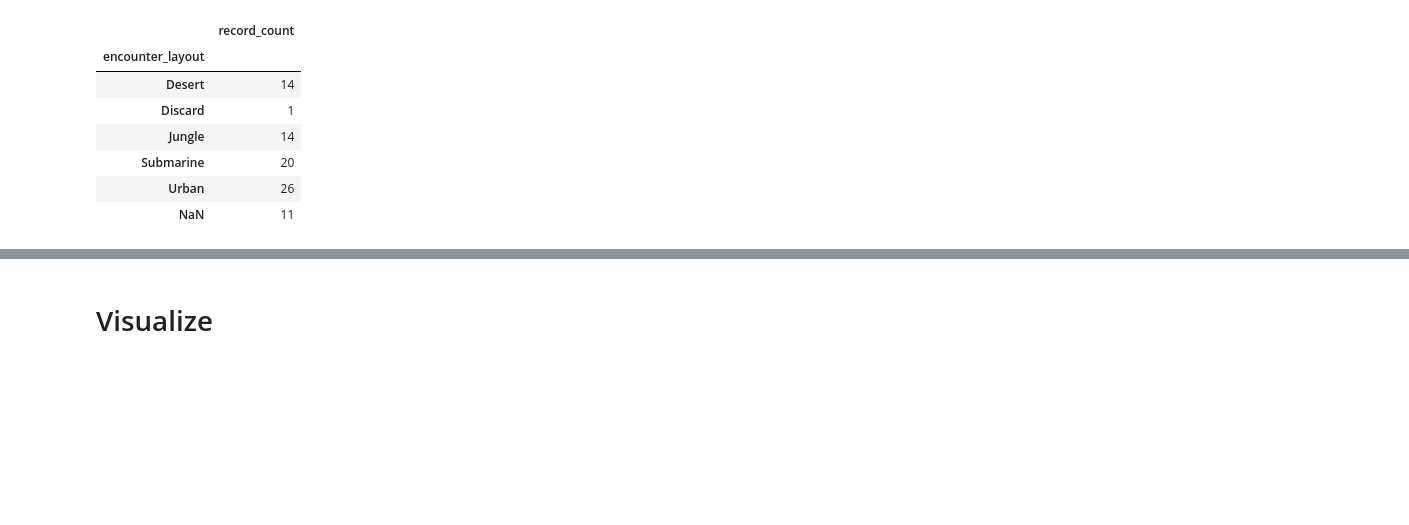
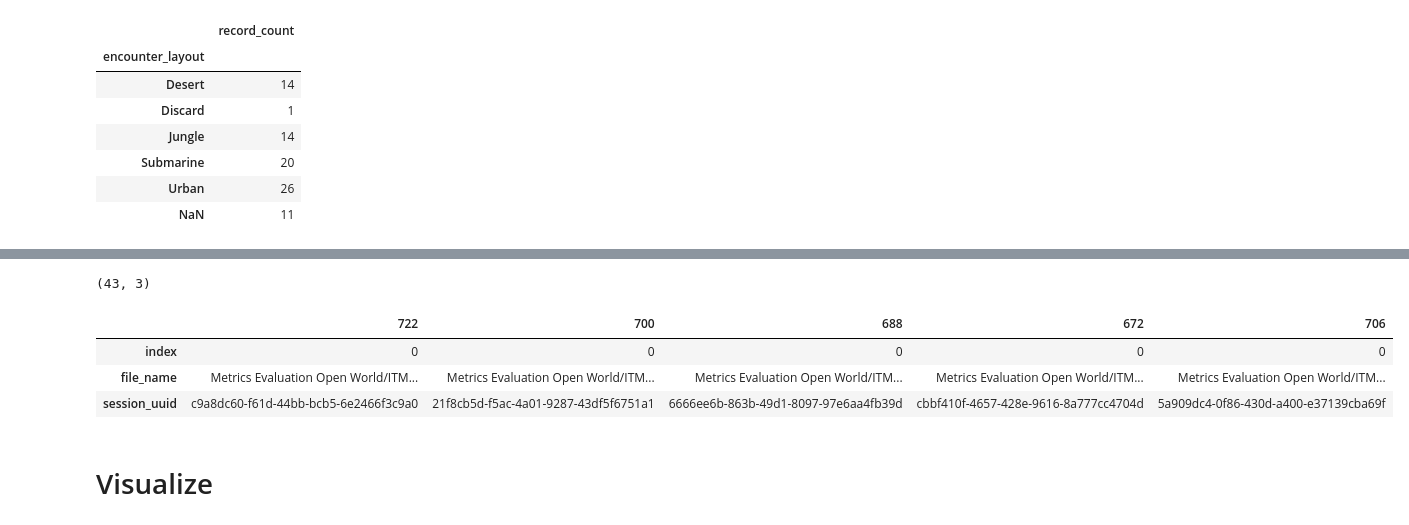
Before and after one commit to dbabbitt/itm-analysis-reporting-1, a Jupyter notebook: builders/File Stats Created for Metrics Evaluation Open World.ipynb, the cells around one changed output, grey strips where cells are left out. Saved outputs shown, nothing was run; the diff lists cells and outputs as text; code cells hidden in the pictures; blank space fills up the shorter version.

Commit message:
Cleaned up adding in all JSON data

```diff
--- a/builders/File Stats Created for Metrics Evaluation Open World.ipynb
+++ b/builders/File Stats Created for Metrics Evaluation Open World.ipynb
@@ -111,7 +114,8 @@ if mask_series.any():
         mask_series = (logs_df.session_uuid == session_uuid)
         session_df = logs_df[mask_series]
 
-        session_file_date = session_df.event_time.min().date()
+        mask_series = ~session_df.event_time.isnull()
+        session_file_date = session_df[mask_series].event_time.min().date()
         file_stats_df.loc[idx_df.index, 'session_file_date'] = session_file_date
     nu.store_objects(metrics_evaluation_open_world_file_stats_df=file_stats_df)
     nu.save_data_frames(metrics_evaluation_open_world_file_stats_df=file_stats_df)
@@ -267,3 +341,75 @@ display(file_stats_df.groupby('encounter_layout', dropna=False).size().to_frame(
+# %%
+
+# Walk through the logs, getting only file names and session_uuids
+from pandas import DataFrame, read_csv, concat
+import os
+from os import path as osp
+
+important_columns_list = ['file_name', 'session_uuid']
+file_names_and_session_uuids_df = DataFrame([], columns=important_columns_list)
+
+# Iterate over the subdirectories, directories, and files in the logs folder
+logs_folder = '../data/logs'
+for sub_directory, directories_list, files_list in os.walk(logs_folder):
+
+    # Create a data frame to store the data for the current subdirectory
+    sub_directory_df = DataFrame([], columns=important_columns_list)
+
+    # Iterate over the files in the current subdirectory
+    for file_name in files_list:
+
+        # If the file is a CSV file, merge it into the subdirectory data frame
+        if file_name.endswith('.csv'):
+            # sub_directory_df = fu.process_files(sub_directory_df, sub_directory, file_name, verbose=verbose)
+
+            # Construct the full path to the file
+            file_path = osp.join(sub_directory, file_name)
+
+            # Attempt to read CSV file using pandas
+            try: file_df = read_csv(file_path, header=None, index_col=False)
+
+            # If unsuccessful, try using a reader
+            except:
+                rows_list = []
+                with open(file_path, 'r') as f:
+                    import csv
+                    reader = csv.reader(f, delimiter=',', quotechar='"')
+                    for values_list in reader:
+                        if (values_list[-1] == ''): values_list.pop(-1)
+                        rows_list.append({i: v for i, v in enumerate(values_list)})
+                file_df = DataFrame(rows_list)
+
+            # Ignore small files and return the subdirectory data frame unharmed
+            if (file_df.shape[1] >= 16):
+
+                # Add file name  to the data frame
+                file_dir_suffix = osp.abspath(sub_directory).replace(osp.abspath(logs_folder) + os.sep, '')
+                file_df['file_name'] = '/'.join(file_dir_suffix.split(os.sep)) + '/' + file_name
+
+                # Name the global columns
+                columns_list = ['action_type', 'action_tick', 'event_time', 'session_uuid']
+                file_df.columns = columns_list + file_df.columns.tolist()[len(columns_list):]
+
+                # Remove all but the file name and session columns
+                file_df = file_df[important_columns_list].drop_duplicates()
+
+                # Append the data frame for the current file to the data frame for the current subdirectory
+                sub_directory_df = concat([sub_directory_df, file_df], axis='index')
+
+    # Append the data frame for the current subdirectory to the main data frame
+    file_names_and_session_uuids_df = concat([file_names_and_session_uuids_df, sub_directory_df], axis='index')
+
+file_names_and_session_uuids_df = file_names_and_session_uuids_df.reset_index()
+mask_series = file_names_and_session_uuids_df.session_uuid.isin(sim_session_uuids_list)
+df = file_names_and_session_uuids_df[mask_series]
+print(df.shape)
+display(df.sample(5).T)
+# %% [output]
+(43, 3)
+|  | 722 | 700 | 688 | 672 | 706 |
+| index | 0 | 0 | 0 | 0 | 0 |
+| file_name | Metrics Evaluation Open World/ITM... | Metrics Evaluation Open World/ITM... | Metrics Evaluation Open World/ITM... | Metrics Evaluation Open World/ITM... | Metrics Evaluation Open World/ITM... |
+| session_uuid | c9a8dc60-f61d-44bb-bcb5-6e2466f3c9a0 | 21f8cb5d-f5ac-4a01-9287-43df5f6751a1 | 6666ee6b-863b-49d1-8097-97e6aa4fb39d | cbbf410f-4657-428e-9616-8a777cc4704d | 5a909dc4-0f86-430d-a400-e37139cba69f |
 # %% [markdown]
 
 # Visualize
```
Also changed, not shown: parts of 9 cells of this notebook.
